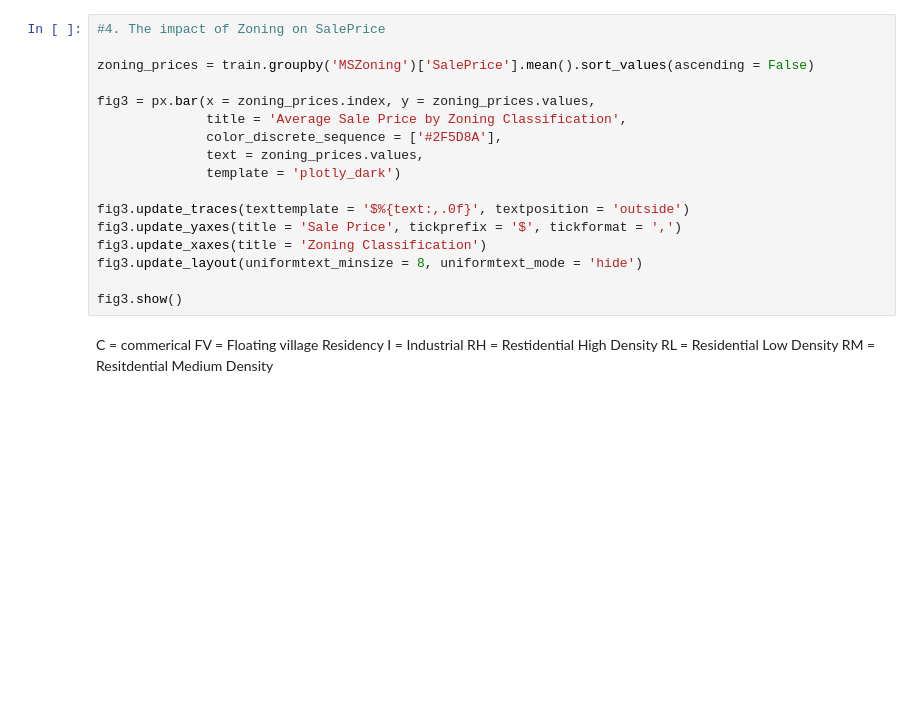
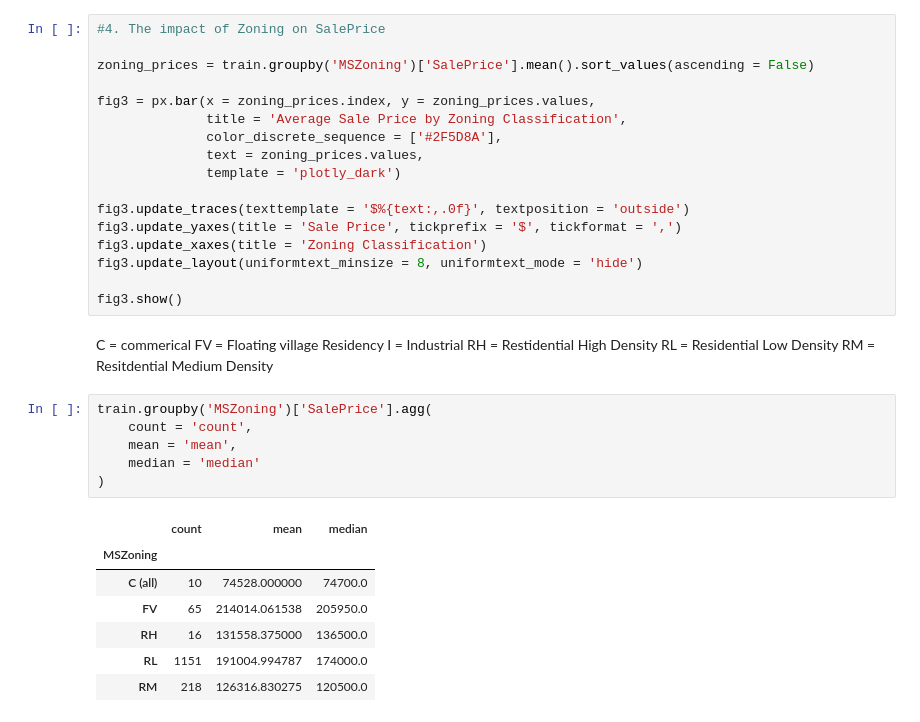
Before and after one commit to Sinjinkim/Ames-housing-price-predicton, a Jupyter notebook: notebooks/01_eda.ipynb, the cells around one changed output. Saved outputs shown, nothing was run; the diff lists cells and outputs as text; blank space fills up the shorter version.

Commit message:
Updated EDA on sale price and property age

```diff
--- a/notebooks/01_eda.ipynb
+++ b/notebooks/01_eda.ipynb
@@ -401,3 +456,17 @@ I = Industrial
 RH = Restidential High Density
 RL = Residential Low Density
 RM = Resitdential Medium Density
+# %%
+train.groupby('MSZoning')['SalePrice'].agg(
+    count = 'count',
+    mean = 'mean',
+    median = 'median'
+)
+# %% [output]
+|  | count | mean | median |
+| MSZoning |  |  |  |
+| C (all) | 10 | 74528.000000 | 74700.0 |
+| FV | 65 | 214014.061538 | 205950.0 |
+| RH | 16 | 131558.375000 | 136500.0 |
+| RL | 1151 | 191004.994787 | 174000.0 |
+| RM | 218 | 126316.830275 | 120500.0 |
```
Also changed, not shown: parts of 25 cells of this notebook.
